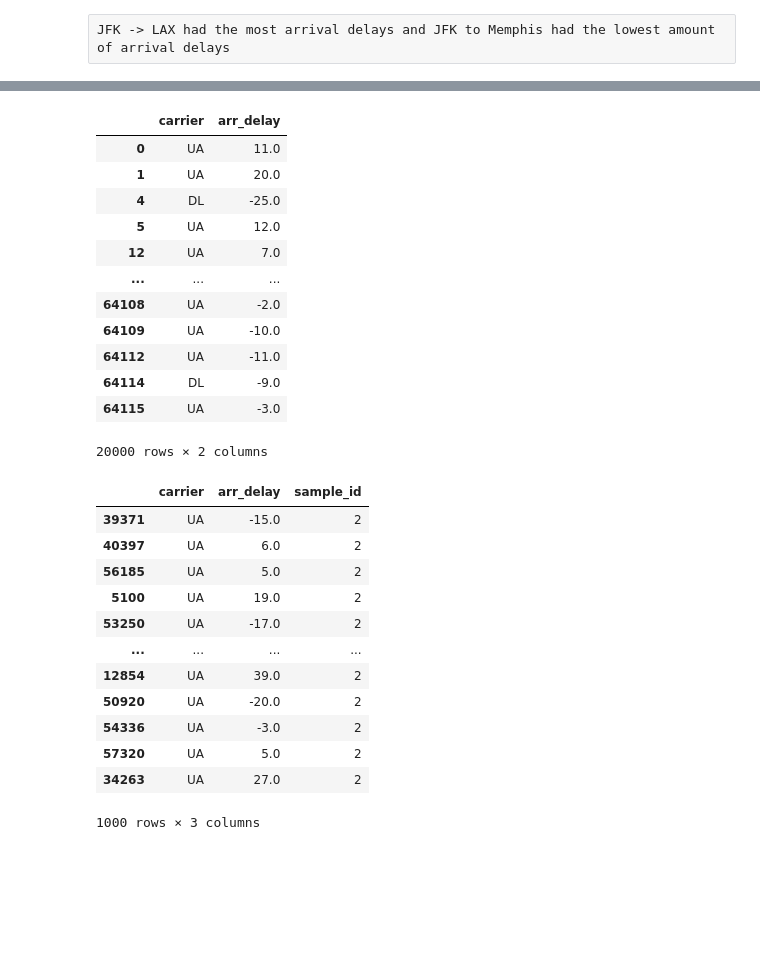
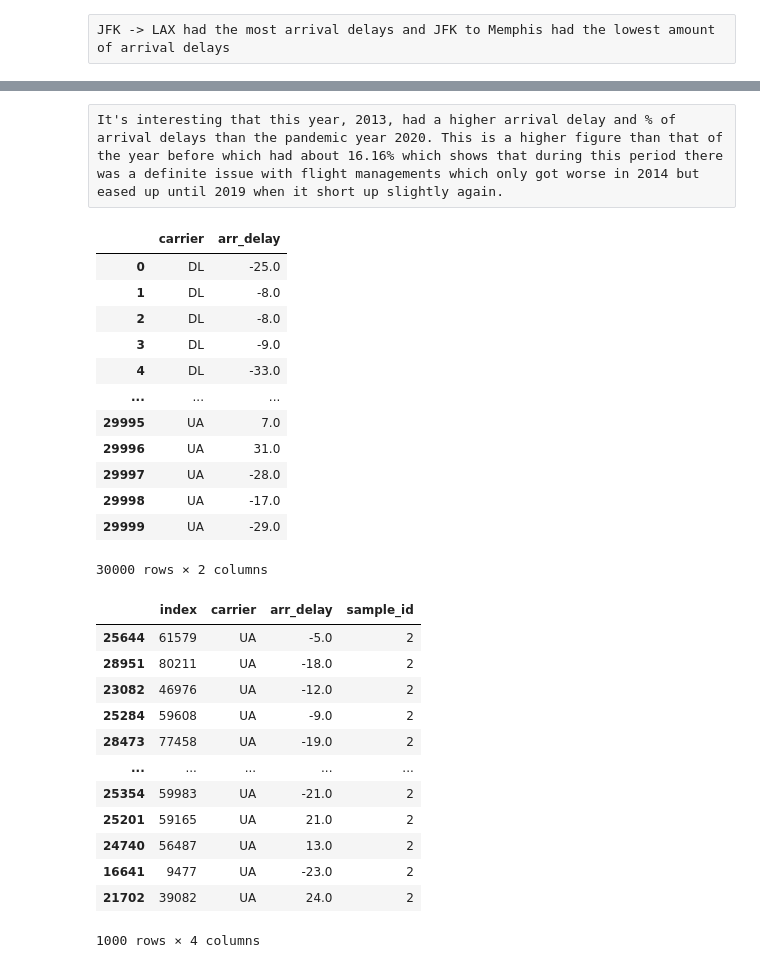
Before and after one commit to Emmanuel96/airline_dataset_analysis, a Jupyter notebook: Jupiter_analysis.ipynb, the cells around one changed output, grey strips where cells are left out. Cells and saved outputs as stored; diff of their text form; code cells hidden in the pictures; blank space fills up the shorter version.

```diff
--- a/Jupiter_analysis.ipynb
+++ b/Jupiter_analysis.ipynb
@@ -196,43 +203,52 @@ Interestingly, but not really suprising, flights from EWR had the most delays wh
+# %% [raw]
+It's interesting that this year, 2013, had a higher arrival delay and % of arrival delays than the pandemic year 2020. This is a higher figure than that of the year before which had about 16.16% which shows that during this period there was a definite issue with flight managements which only got worse in 2014 but eased up until 2019 when it short up slightly again.
 # %%
 # Task 3
-# I limited the total to 20,000 as you asked us to limit it to no more than 20k per airline
-pop_data = df[(df['carrier'] == 'UA') | (df['carrier'] == 'DL')][['carrier', 'arr_delay']]
-pop_data = pop_data.head(20000)
-pop_data
+
+dl_flights = df[df['carrier'] == 'DL'].head(15000)
+ua_flights = df[df['carrier']== 'UA'].head(15000)
+pop_data = pd.concat([dl_flights, ua_flights])
+
+pop_data = pop_data[['carrier', 'arr_delay']]
+
+pop_data.reset_index(inplace = True)
+pop_data.drop('index', axis = 1)
 # %% [output]
 |  | carrier | arr_delay |
-| 0 | UA | 11.0 |
-| 1 | UA | 20.0 |
-| 4 | DL | -25.0 |
-| 5 | UA | 12.0 |
-| 12 | UA | 7.0 |
+| 0 | DL | -25.0 |
+| 1 | DL | -8.0 |
+| 2 | DL | -8.0 |
+| 3 | DL | -9.0 |
+| 4 | DL | -33.0 |
 | ... | ... | ... |
-| 64108 | UA | -2.0 |
-| 64109 | UA | -10.0 |
-| 64112 | UA | -11.0 |
-| 64114 | DL | -9.0 |
-| 64115 | UA | -3.0 |
+| 29995 | UA | 7.0 |
+| 29996 | UA | 31.0 |
+| 29997 | UA | -28.0 |
+| 29998 | UA | -17.0 |
+| 29999 | UA | -29.0 |
-20000 rows × 2 columns
+30000 rows × 2 columns
 # %%
 # Task 4
+
 dl = pop_data[pop_data['carrier'] == 'DL'].sample(n=1000, random_state=5)
 dl['sample_id'] = 1
 ua = pop_data[pop_data['carrier'] == 'UA'].sample(n=1000, random_state=5)
 ua['sample_id'] = 2
+ua
 # %% [output]
-|  | carrier | arr_delay | sample_id |
-| 39371 | UA | -15.0 | 2 |
-| 40397 | UA | 6.0 | 2 |
-| 56185 | UA | 5.0 | 2 |
-| 5100 | UA | 19.0 | 2 |
-| 53250 | UA | -17.0 | 2 |
-| ... | ... | ... | ... |
-| 12854 | UA | 39.0 | 2 |
-| 50920 | UA | -20.0 | 2 |
-| 54336 | UA | -3.0 | 2 |
-| 57320 | UA | 5.0 | 2 |
-| 34263 | UA | 27.0 | 2 |
+|  | index | carrier | arr_delay | sample_id |
+| 25644 | 61579 | UA | -5.0 | 2 |
+| 28951 | 80211 | UA | -18.0 | 2 |
+| 23082 | 46976 | UA | -12.0 | 2 |
+| 25284 | 59608 | UA | -9.0 | 2 |
+| 28473 | 77458 | UA | -19.0 | 2 |
+| ... | ... | ... | ... | ... |
+| 25354 | 59983 | UA | -21.0 | 2 |
+| 25201 | 59165 | UA | 21.0 | 2 |
+| 24740 | 56487 | UA | 13.0 | 2 |
+| 16641 | 9477 | UA | -23.0 | 2 |
+| 21702 | 39082 | UA | 24.0 | 2 |
-1000 rows × 3 columns
+1000 rows × 4 columns
 # %%
 # Task 5
 samples = pd.concat([dl, ua])
```
Also changed, not shown: parts of 23 cells of this notebook.
